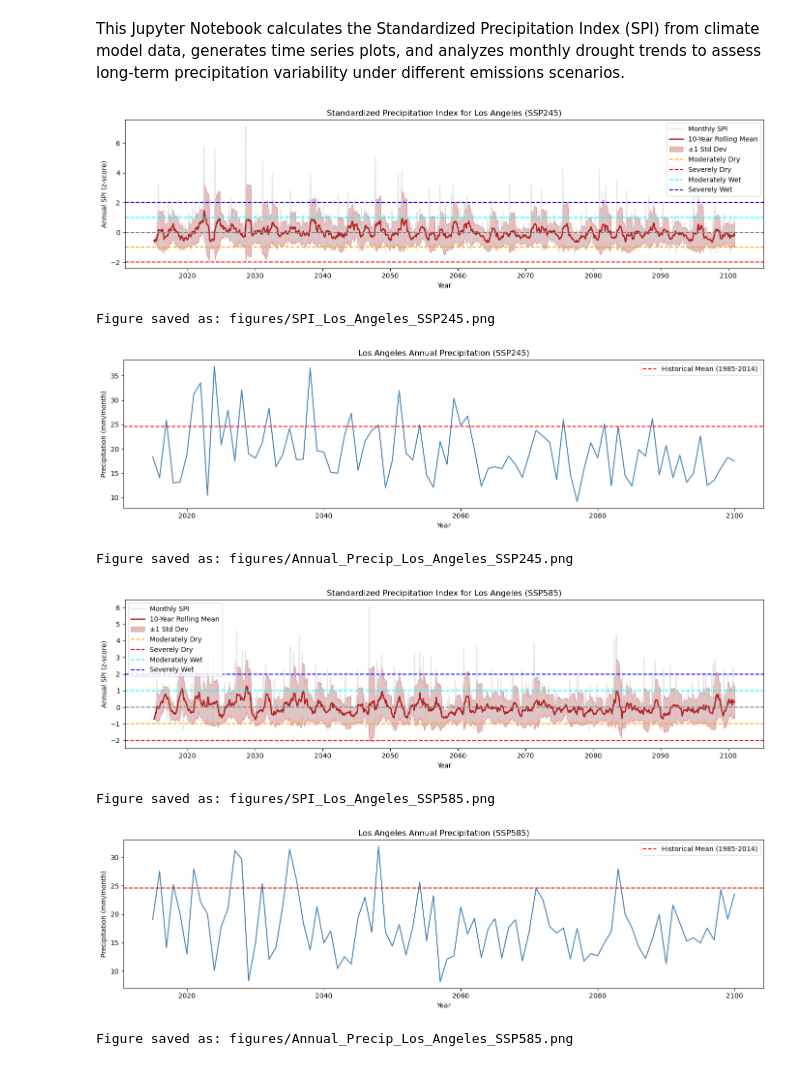
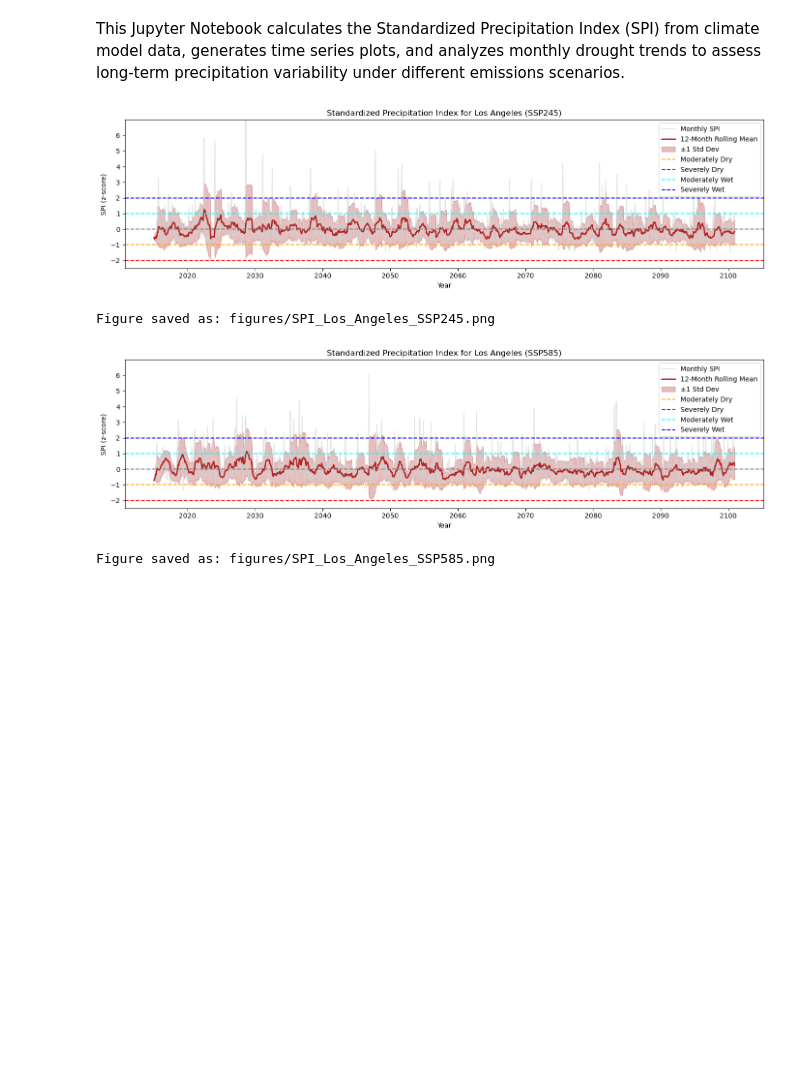
Before and after one commit to spencereread/CMIP6-Project, a Jupyter notebook: spi_la.ipynb, the cells around one changed output. Cells and saved outputs as stored; diff of their text form; code cells hidden in the pictures; blank space fills up the shorter version.

Commit message:
update Jupyter Notebooks and figures

```diff
--- a/spi_la.ipynb
+++ b/spi_la.ipynb
@@ -87,11 +87,11 @@ def plot_spi(spi_df, title, scenario, region):
     plt.figure(figsize=(14, 4))
     dates = spi_df['time']
     mean_spi = spi_df['SPI']
-    rolling_mean = mean_spi.rolling(window=10, min_periods=1).mean()
-    rolling_std = mean_spi.rolling(window=10, min_periods=1).std()
+    rolling_mean = mean_spi.rolling(window=12, min_periods=1).mean()
+    rolling_std = mean_spi.rolling(window=12, min_periods=1).std()
 
     plt.plot(dates, mean_spi, color='lightgray', label='Monthly SPI', alpha=0.6)
-    plt.plot(dates, rolling_mean, color='firebrick', lw=2, label='10-Year Rolling Mean')
+    plt.plot(dates, rolling_mean, color='firebrick', lw=2, label='12-Month Rolling Mean')
     plt.fill_between(dates, rolling_mean - rolling_std, rolling_mean + rolling_std,
                      color='firebrick', alpha=0.3, label='±1 Std Dev')
     plt.axhline(0, color='gray', ls='--')
@@ -99,8 +99,10 @@ def plot_spi(spi_df, title, scenario, region):
     plt.axhline(-2, color='red', ls='--', label='Severely Dry')
     plt.axhline(1, color='cyan', ls='--', label= 'Moderately Wet')
     plt.axhline(2, color='blue', ls='--', label='Severely Wet')
+    plt.yticks([-2,-1,0,1,2,3,4,5,6])
+    plt.ylim((-2.5,7))
     plt.title(title)
-    plt.ylabel('Annual SPI (z-score)')
+    plt.ylabel('SPI (z-score)')
     plt.xlabel('Year')
     plt.legend()
     plt.tight_layout()
@@ -132,59 +134,36 @@ def process_scenario(temp_path, pr_path, scenario_label, hist_pr_path):
     la_pr_mm = convert_pr_units(la_pr, pr_ds.time)
 
     # Calculate SPI using historical reference
     spi_df = compute_spi_zscore(la_pr_mm)
 
     # Plot with proper parameters
     plot_spi(spi_df,
              f"Standardized Precipitation Index for Los Angeles ({scenario_label})",
              scenario_label,
              "Los_Angeles")
 
-    # Additional analysis - show annual precipitation trend
-    annual_pr = spi_df.groupby('year')['pr'].mean().reset_index()
-
-    plt.figure(figsize=(14, 4))
-    plt.plot(annual_pr['year'], annual_pr['pr'], color='steelblue')
-    plt.axhline(hist_monthly_stats['mean'].mean(), color='red', linestyle='--',
-                label=f'Historical Mean ({REFERENCE_PERIOD[0].year}-{REFERENCE_PERIOD[1].year})')
-    plt.title(f"Los Angeles Annual Precipitation ({scenario_label})")
-    plt.ylabel("Precipitation (mm/month)")
-    plt.xlabel("Year")
-    plt.legend()
-    plt.tight_layout()
-
-    # Save annual precipitation plot
-    filename = f"figures/Annual_Precip_Los_Angeles_{scenario_label}.png"
-    plt.savefig(filename, dpi=300, bbox_inches='tight')
-    plt.show()
-    print(f"Figure saved as: {filename}")
-
 # Run with historical reference
 if __name__ == "__main__":
     hist_pr_path = "datasets/cmip6_pr_historical_CESM2-WACCM.nc"
 
     process_scenario(
         "datasets/cmip6_tas_ssp245_CESM2-WACCM.nc",
         "datasets/cmip6_pr_ssp245_CESM2-WACCM.nc",
         "SSP245",
         hist_pr_path
     )
 
     process_scenario(
         "datasets/cmip6_tas_ssp585_CESM2-WACCM.nc",
         "datasets/cmip6_pr_ssp585_CESM2-WACCM.nc",
         "SSP585",
         hist_pr_path
     )
 # %% [output]
-[figure, old version]
+[figure, new version]
 Figure saved as: figures/SPI_Los_Angeles_SSP245.png
-[figure, old version]
+[figure, new version]
-Figure saved as: figures/Annual_Precip_Los_Angeles_SSP245.png
+Figure saved as: figures/SPI_Los_Angeles_SSP585.png
-[figure, removed]
-Figure saved as: figures/SPI_Los_Angeles_SSP585.png
-[figure, removed]
-Figure saved as: figures/Annual_Precip_Los_Angeles_SSP585.png
 # %%
 import xarray as xr
 import numpy as np
```
Also changed, not shown: parts of 2 cells of this notebook, 12 other files.
